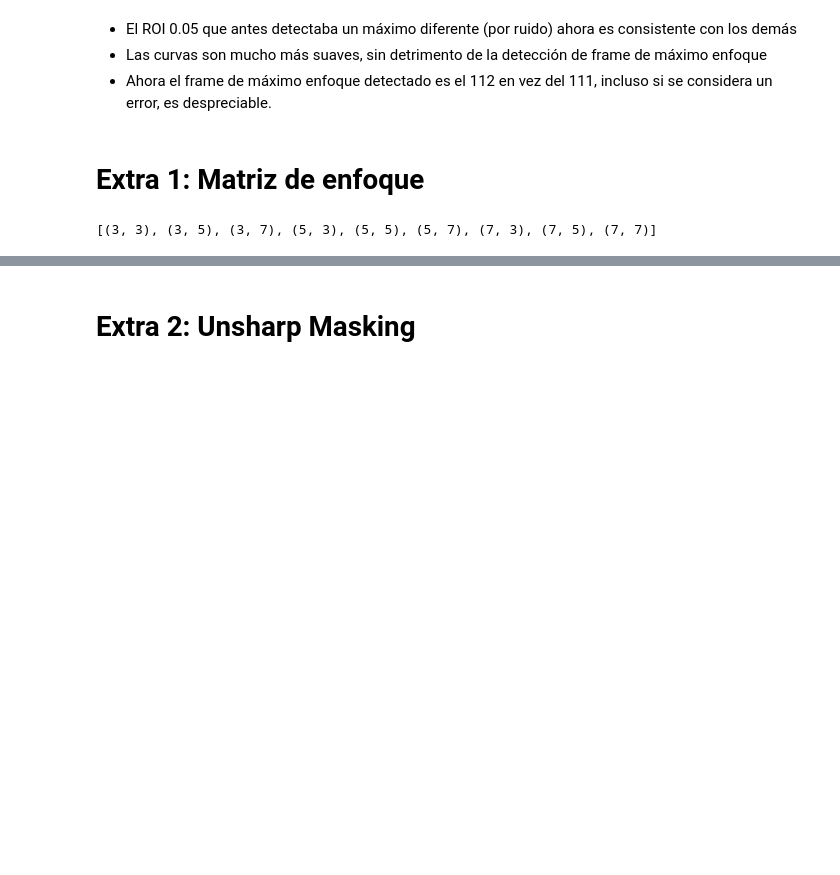
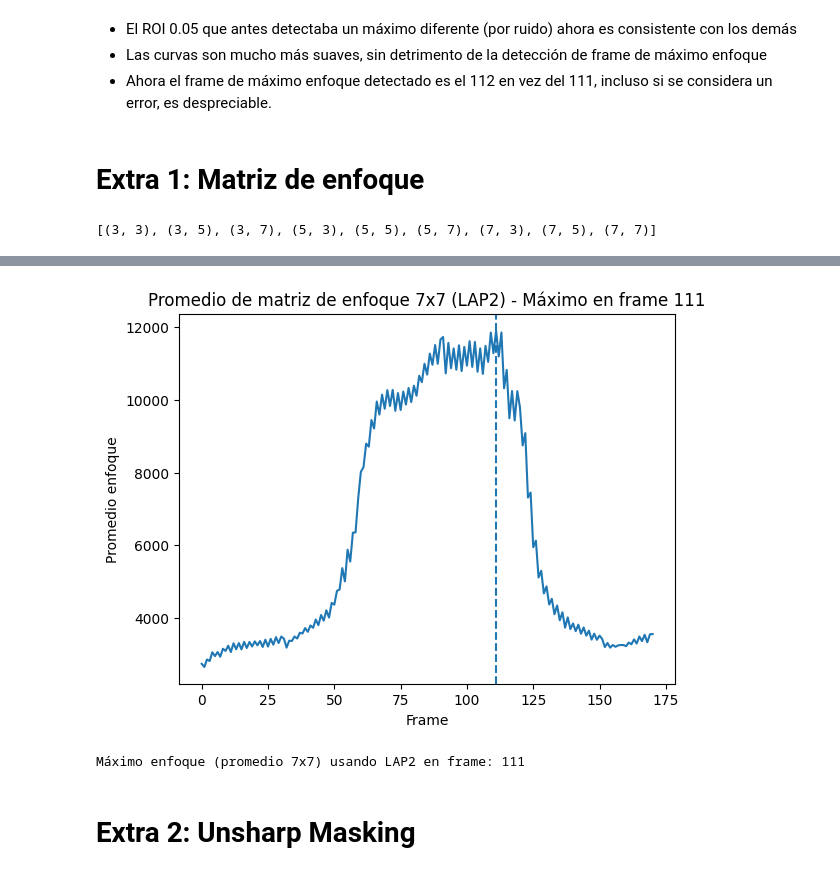
Before and after one commit to martinerrazquin/ceia-vpc1, a Jupyter notebook: TP2/solucion.ipynb, the cells around one changed output, grey strips where cells are left out. Cells and saved outputs as stored; diff of their text form; code cells hidden in the pictures; blank space fills up the shorter version.

```diff
--- a/TP2/solucion.ipynb
+++ b/TP2/solucion.ipynb
@@ -285,2 +523,23 @@ GRIDS
+# %%
+focus_matrix_7x7_mean = np.array([
+    calculate_focus_matrix(img, (7, 7), metric_lap2, spacing_fraction=0.01).mean()
+    for img in grayscale_float_frames()
+])
+
+METRICS['focus_matrix_7x7_mean'] = focus_matrix_7x7_mean
+
+plt.plot(focus_matrix_7x7_mean)
+lims = plt.ylim()
+max_frame_mean = focus_matrix_7x7_mean.argmax()
+plt.vlines(max_frame_mean, *lims, linestyle='dashed')
+plt.ylim(*lims)
+plt.title(f'Promedio de matriz de enfoque 7x7 (LAP2) - Máximo en frame {max_frame_mean}')
+plt.xlabel('Frame')
+plt.ylabel('Promedio enfoque')
+plt.show()
+print(f"Máximo enfoque (promedio 7x7) usando LAP2 en frame: {max_frame_mean}")
+# %% [output]
+[figure, added]
+Máximo enfoque (promedio 7x7) usando LAP2 en frame: 111
 # %% [markdown]
 # Extra 2: Unsharp Masking
```
Also changed, not shown: parts of 8 cells of this notebook.
